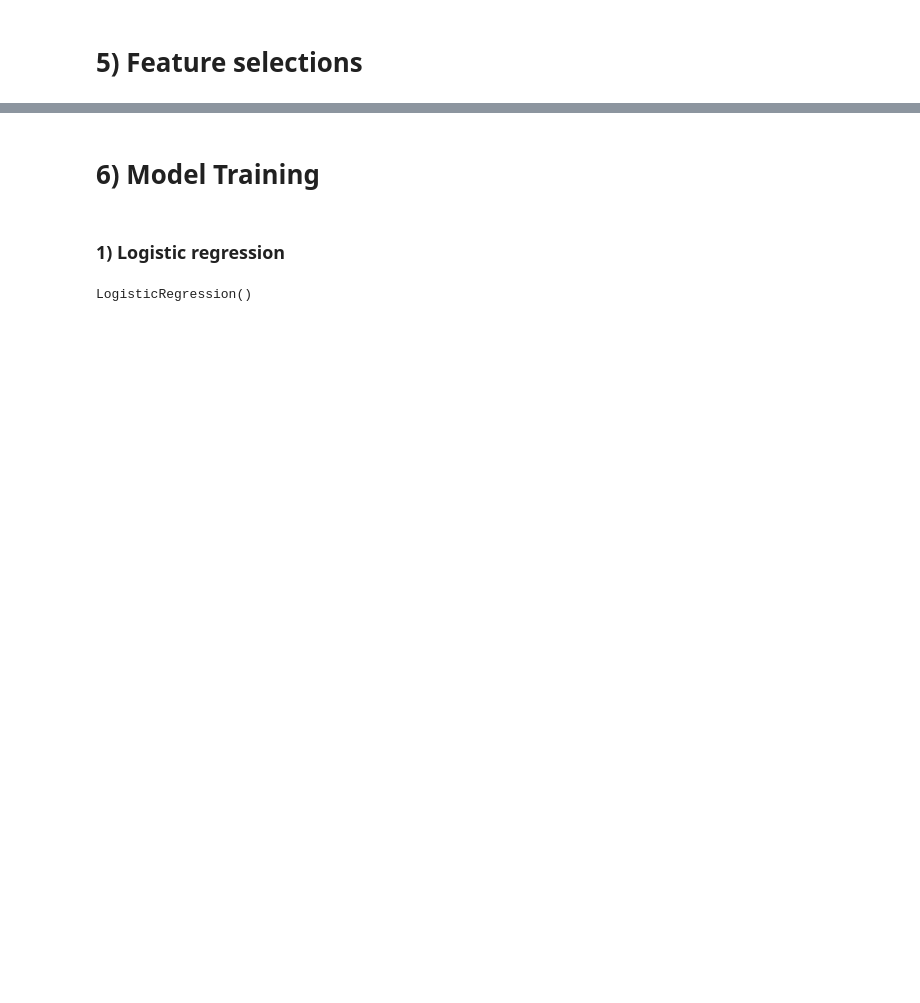
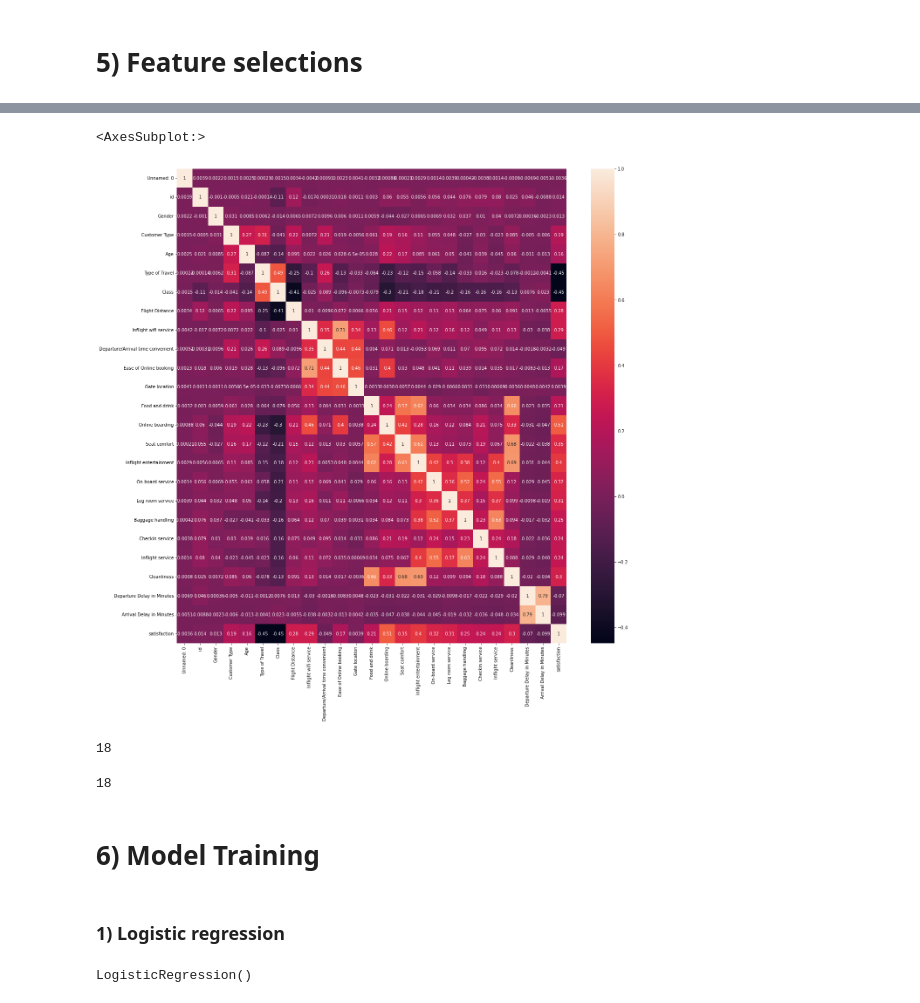
Before and after one commit to Sagarsharadshelke/Airline_passenger_satisfaction, a Jupyter notebook: Airline_passenger_satisfaction.ipynb, the cells around one changed output, grey strips where cells are left out. Drawn from its saved outputs; the diff is of its cells as text; code cells hidden in the pictures; blank space fills up the shorter version.

```diff
--- a/Airline_passenger_satisfaction.ipynb
+++ b/Airline_passenger_satisfaction.ipynb
@@ -1020,0 +1029,3 @@ x_test.loc[x_test['Arrival Delay in Minutes'] <= -3.527002031581136, 'Arrival De
+# %%
+y_train.replace({'neutral or dissatisfied':0,'satisfied':1},inplace=True)
+y_test.replace({'neutral or dissatisfied':0,'satisfied':1},inplace=True)
@@ -1021,4 +1042,2 @@ x_test.loc[x_test['Arrival Delay in Minutes'] <= -3.527002031581136, 'Arrival De
 # %% [markdown]
 # 5) Feature selections
-# %%
-x_train.drop(['Unnamed: 0','id','Arrival Delay in Minutes'],axis=1,inplace=True)
@@ -1067,0 +1044,3 @@ memory usage: 16.0 MB
+# %%
+train_data = pd.concat([x_train, pd.Series(y_train, name='satisfaction')], axis=1)
+train_data.head()
@@ -1067,0 +1076,6 @@ memory usage: 16.0 MB
+# %%
+plt.figure(figsize=(20,20))
+sns.heatmap(train_data.corr(),annot=True)
+# %% [output]
+<AxesSubplot:>
+[figure, added]
@@ -1068,3 +1088,11 @@ memory usage: 16.0 MB
+# %%
+len(x_train.columns)
+# %% [output]
+18
+# %%
+len(x_test.columns)
+# %% [output]
+18
 # %% [markdown]
 # 6) Model Training
 # %% [markdown]
```
Also changed, not shown: parts of 42 cells of this notebook.
